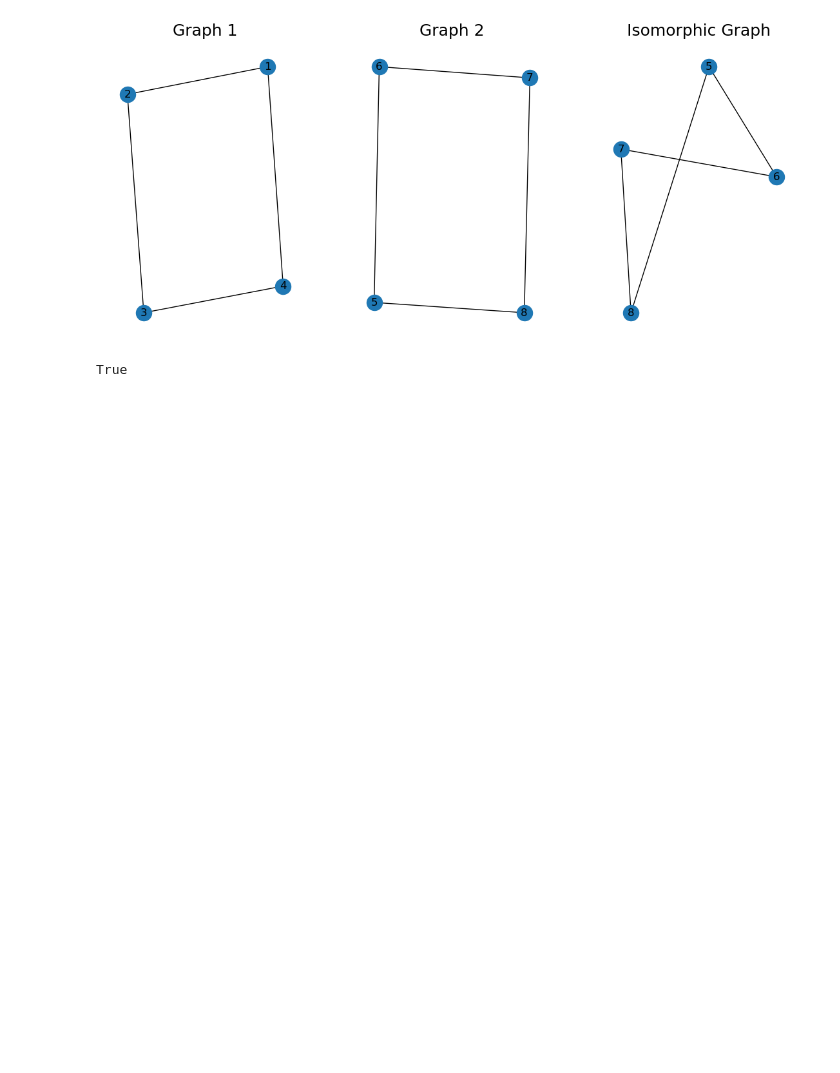
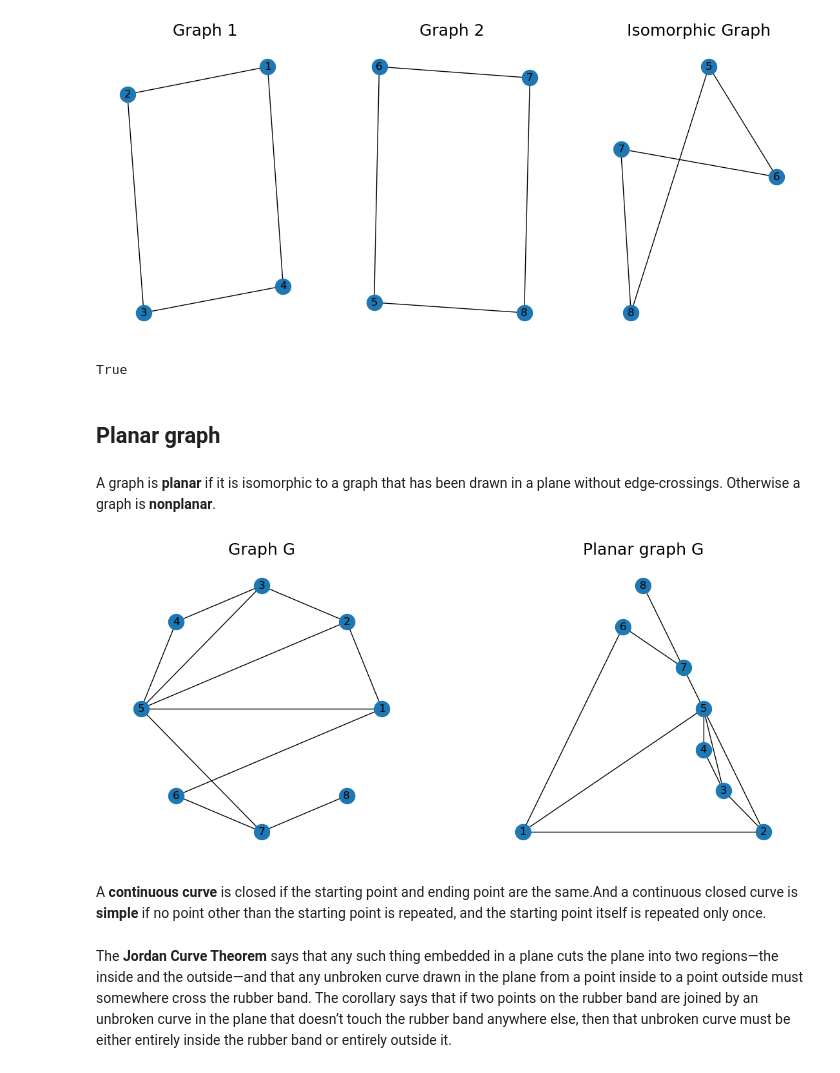
Before and after one commit to deva-k/devabook, a Jupyter notebook: book/graphs/graphs.ipynb, the cells around one changed output. Saved outputs shown, nothing was run; the diff lists cells and outputs as text; code cells hidden in the pictures; blank space fills up the shorter version.

```diff
--- a/book/graphs/graphs.ipynb
+++ b/book/graphs/graphs.ipynb
@@ -272,3 +272,32 @@ nx.is_isomorphic(G1, G2)  # no weights considered
 # %% [output]
 [figure]
 True
+# %% [markdown]
+## Planar graph
+# %% [markdown]
+A graph is **planar** if it is isomorphic to a graph that has been drawn in a plane without edge-crossings. Otherwise a graph is **nonplanar**.
+# %%
+# Create a graph
+G = nx.Graph()
+G.add_nodes_from([1, 2, 3, 4, 5, 6, 7, 8])
+G.add_edges_from([(1, 2), (1, 5), (1, 6), (2, 3), (2, 5), (3, 4), (3, 5), (4, 5), (5, 7), (6, 7), (7, 8)])
+
+# Create a figure with two subplots
+fig, (ax1, ax2) = plt.subplots(ncols=2)
+
+pos = nx.circular_layout(G)
+nx.draw_networkx(G, pos,with_labels=True, ax=ax1)
+ax1.set_title("Graph G")
+
+# Draw the planar graph
+pos = nx.planar_layout(G)
+nx.draw_networkx(G, pos, with_labels=True, ax=ax2)
+ax2.set_title("Planar graph G")
+
+plt.show()
+# %% [output]
+[figure, added]
+# %% [markdown]
+A **continuous curve** is closed if the starting point and ending point are the same.And a continuous closed curve is **simple** if no point other than the starting point is repeated, and the starting point itself is repeated only once.
+# %% [markdown]
+The **Jordan Curve Theorem** says that any such thing embedded in a plane cuts the plane into two regions—the inside and the outside—and that any unbroken curve drawn in the plane from a point inside to a point outside must somewhere cross the rubber band. The corollary says that if two points on the rubber band are joined by an unbroken curve in the plane that doesn’t touch the rubber band anywhere else, then that unbroken curve must be either entirely inside the rubber band or entirely outside it.
```
Also changed, not shown: parts of 1 cell of this notebook.
